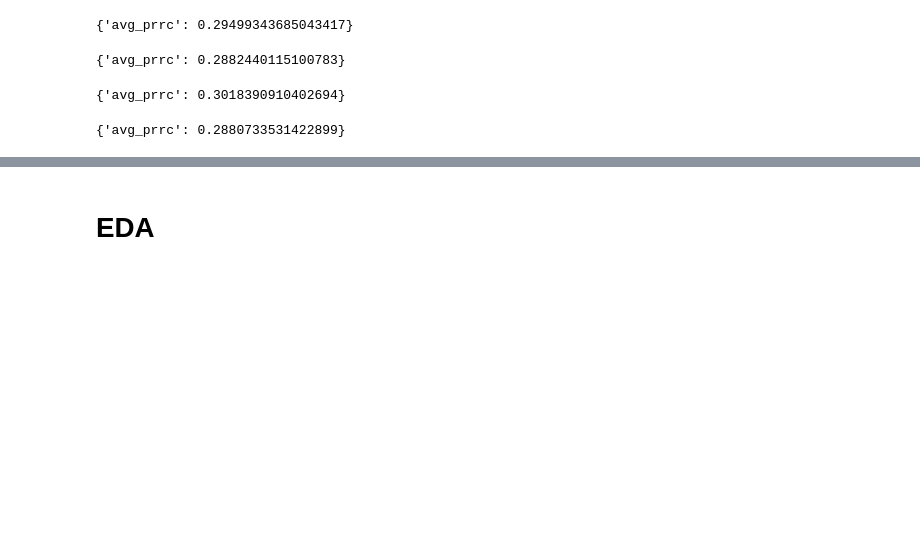
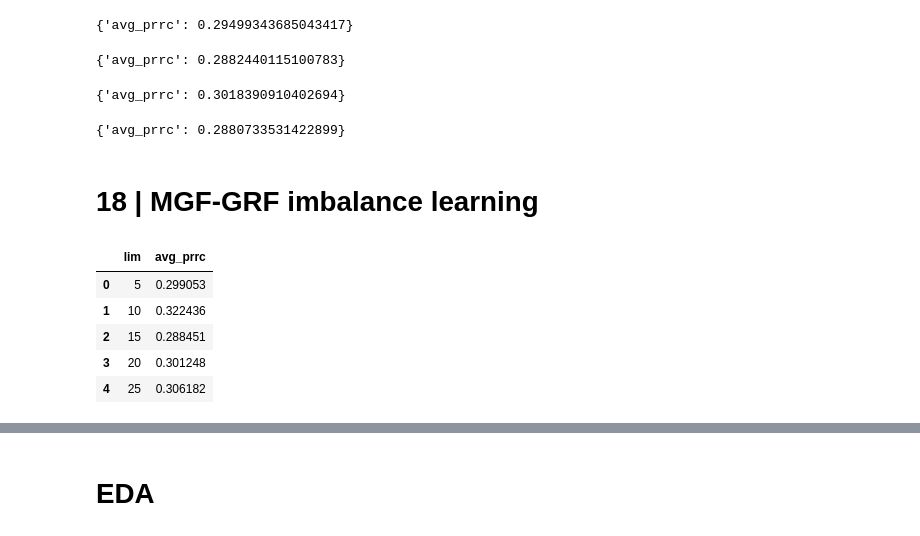
Before and after one commit to alvinrach/financial-tech-prediction, a Jupyter notebook: archive/research.ipynb, the cells around one changed output, grey strips where cells are left out. Saved outputs shown, nothing was run; the diff lists cells and outputs as text; code cells hidden in the pictures; blank space fills up the shorter version.

```diff
--- a/archive/research.ipynb
+++ b/archive/research.ipynb
@@ -4523,3 +4523,5 @@ mini_exp_device(filler='-1')
 mini_exp_device(filler='nan')
 # %% [output]
 {'avg_prrc': 0.2880733531422899}
+# %% [markdown]
+# 18 | MGF-GRF imbalance learning
@@ -4525,0 +4690,9 @@ mini_exp_device(filler='nan')
+# %%
+df_res.head()
+# %% [output]
+|  | lim | avg_prrc |
+| 0 | 5 | 0.299053 |
+| 1 | 10 | 0.322436 |
+| 2 | 15 | 0.288451 |
+| 3 | 20 | 0.301248 |
+| 4 | 25 | 0.306182 |
```
Also changed, not shown: parts of 15 cells of this notebook.
